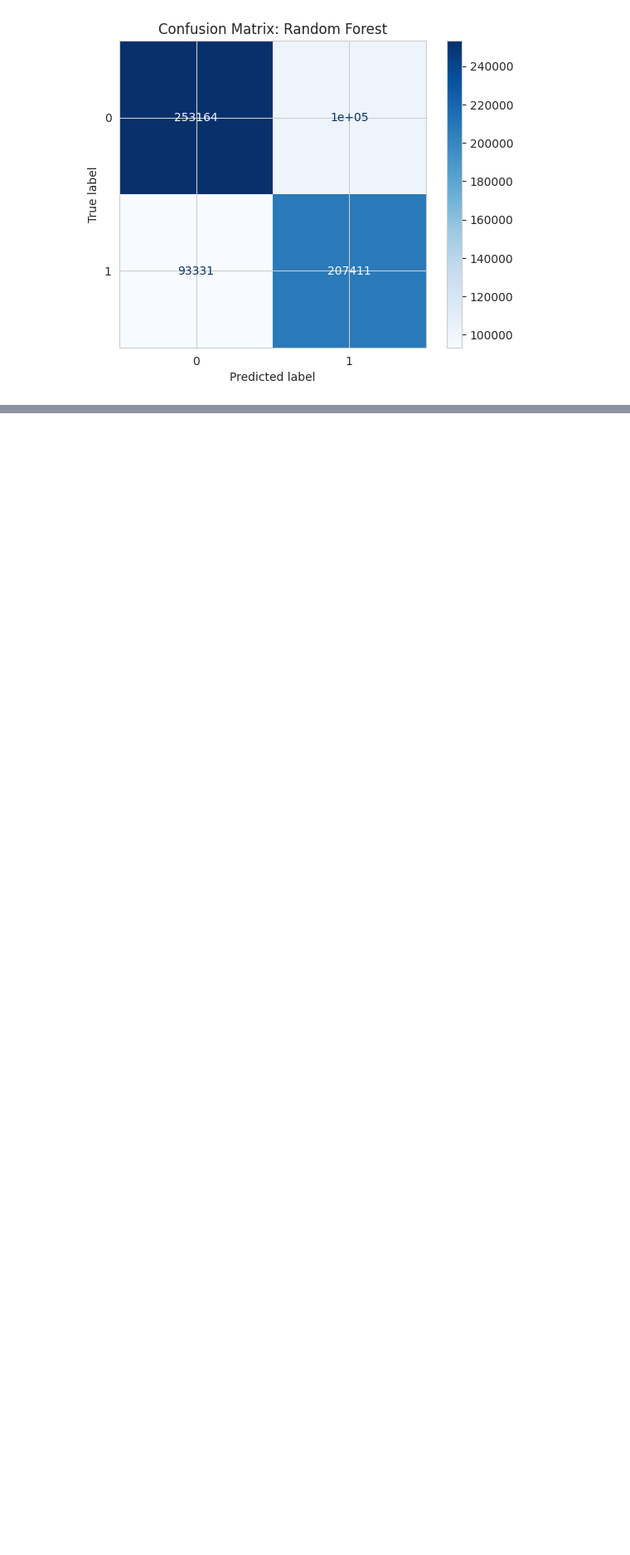
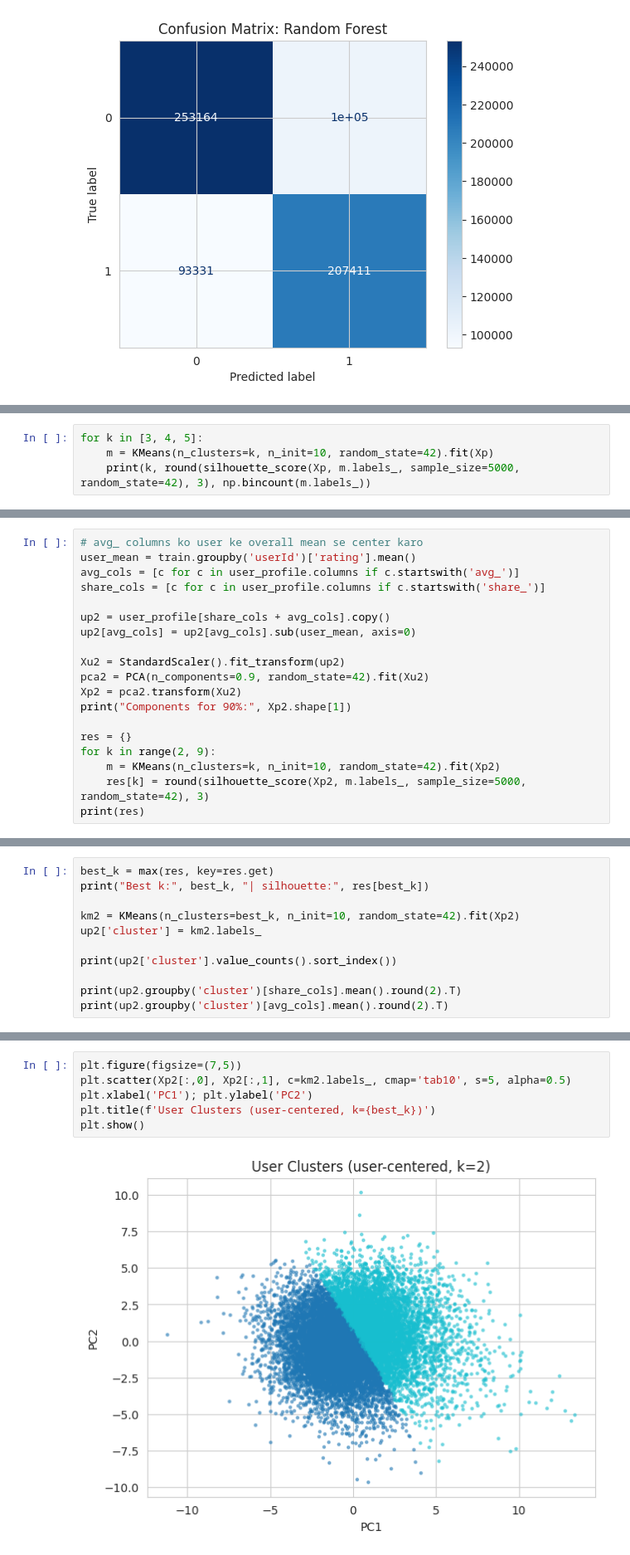
Before and after one commit to kashvi613/MovieRecommendationSystem, a Jupyter notebook: MovieRecommendationSystem.ipynb, the cells around one changed output, grey strips where cells are left out. Shown at 83% size. Saved outputs shown, nothing was run; the diff lists cells and outputs as text; blank space fills up the shorter version.

```diff
--- a/MovieRecommendationSystem.ipynb
+++ b/MovieRecommendationSystem.ipynb
@@ -416,0 +551,4 @@ plt.title('Confusion Matrix: Random Forest'); plt.show()
+# %%
+for k in [3, 4, 5]:
+    m = KMeans(n_clusters=k, n_init=10, random_state=42).fit(Xp)
+    print(k, round(silhouette_score(Xp, m.labels_, sample_size=5000, random_state=42), 3), np.bincount(m.labels_))
@@ -416,0 +559,19 @@ plt.title('Confusion Matrix: Random Forest'); plt.show()
+# %%
+# avg_ columns ko user ke overall mean se center karo
+user_mean = train.groupby('userId')['rating'].mean()
+avg_cols = [c for c in user_profile.columns if c.startswith('avg_')]
+share_cols = [c for c in user_profile.columns if c.startswith('share_')]
+
+up2 = user_profile[share_cols + avg_cols].copy()
+up2[avg_cols] = up2[avg_cols].sub(user_mean, axis=0)
+
+Xu2 = StandardScaler().fit_transform(up2)
+pca2 = PCA(n_components=0.9, random_state=42).fit(Xu2)
+Xp2 = pca2.transform(Xu2)
+print("Components for 90%:", Xp2.shape[1])
+
+res = {}
+for k in range(2, 9):
+    m = KMeans(n_clusters=k, n_init=10, random_state=42).fit(Xp2)
+    res[k] = round(silhouette_score(Xp2, m.labels_, sample_size=5000, random_state=42), 3)
+print(res)
@@ -416,0 +581,11 @@ plt.title('Confusion Matrix: Random Forest'); plt.show()
+# %%
+best_k = max(res, key=res.get)
+print("Best k:", best_k, "| silhouette:", res[best_k])
+
+km2 = KMeans(n_clusters=best_k, n_init=10, random_state=42).fit(Xp2)
+up2['cluster'] = km2.labels_
+
+print(up2['cluster'].value_counts().sort_index())
+
+print(up2.groupby('cluster')[share_cols].mean().round(2).T)
+print(up2.groupby('cluster')[avg_cols].mean().round(2).T)
@@ -416,0 +610,8 @@ plt.title('Confusion Matrix: Random Forest'); plt.show()
+# %%
+plt.figure(figsize=(7,5))
+plt.scatter(Xp2[:,0], Xp2[:,1], c=km2.labels_, cmap='tab10', s=5, alpha=0.5)
+plt.xlabel('PC1'); plt.ylabel('PC2')
+plt.title(f'User Clusters (user-centered, k={best_k})')
+plt.show()
+# %% [output]
+[figure, added]
```
Also changed, not shown: parts of 10 cells of this notebook.
